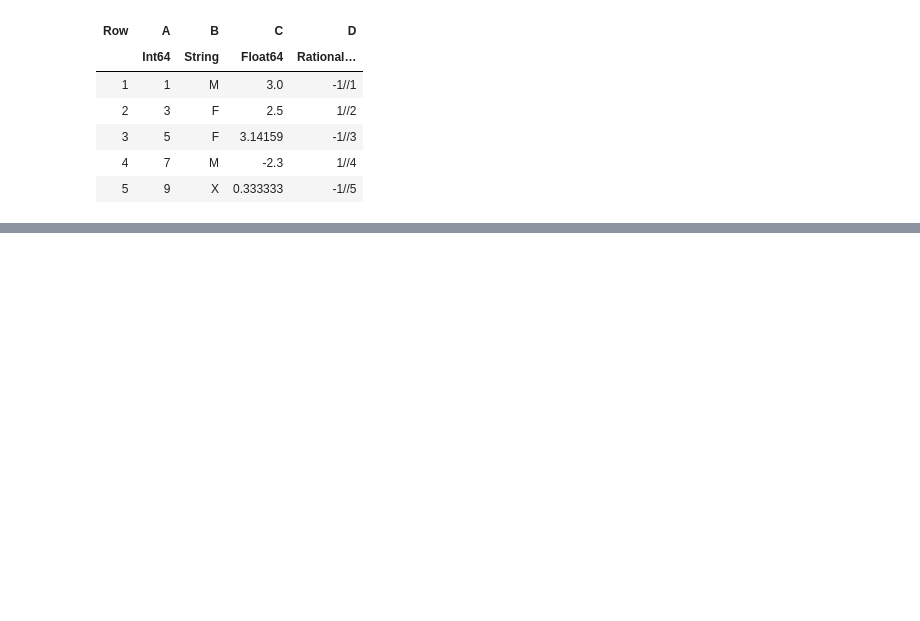
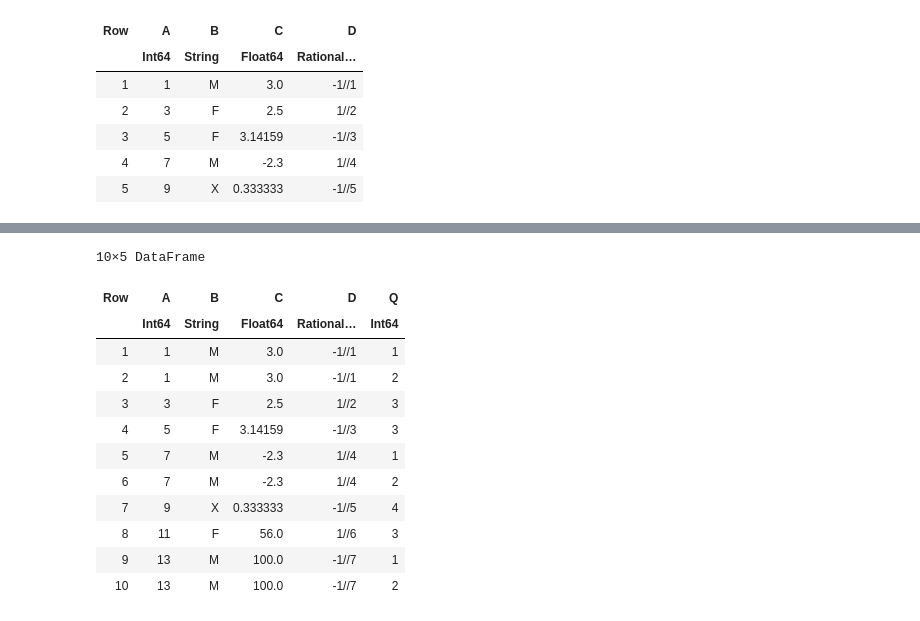
Before and after one commit to pstaabp/sci-comp-book, a Jupyter notebook: julia-output/data-analysis/data-frames-meta.ipynb, the cells around one changed output, grey strips where cells are left out. Cells and saved outputs as stored; diff of their text form; code cells hidden in the pictures; blank space fills up the shorter version.

```diff
--- a/julia-output/data-analysis/data-frames-meta.ipynb
+++ b/julia-output/data-analysis/data-frames-meta.ipynb
@@ -48,0 +224,5 @@ end
+# %%
+data2 = DataFrame(
+  B = ["M", "M", "F", "X"],
+  Q = 1:4
+)
@@ -48,0 +237,16 @@ end
+# %%
+innerjoin(data, data2, on = :B)
+# %% [output]
+10×5 DataFrame
+| Row | A | B | C | D | Q |
+|  | Int64 | String | Float64 | Rational… | Int64 |
+| 1 | 1 | M | 3.0 | -1//1 | 1 |
+| 2 | 1 | M | 3.0 | -1//1 | 2 |
+| 3 | 3 | F | 2.5 | 1//2 | 3 |
+| 4 | 5 | F | 3.14159 | -1//3 | 3 |
+| 5 | 7 | M | -2.3 | 1//4 | 1 |
+| 6 | 7 | M | -2.3 | 1//4 | 2 |
+| 7 | 9 | X | 0.333333 | -1//5 | 4 |
+| 8 | 11 | F | 56.0 | 1//6 | 3 |
+| 9 | 13 | M | 100.0 | -1//7 | 1 |
+| 10 | 13 | M | 100.0 | -1//7 | 2 |
```
Also changed, not shown: parts of 15 cells of this notebook, 9 other files.
